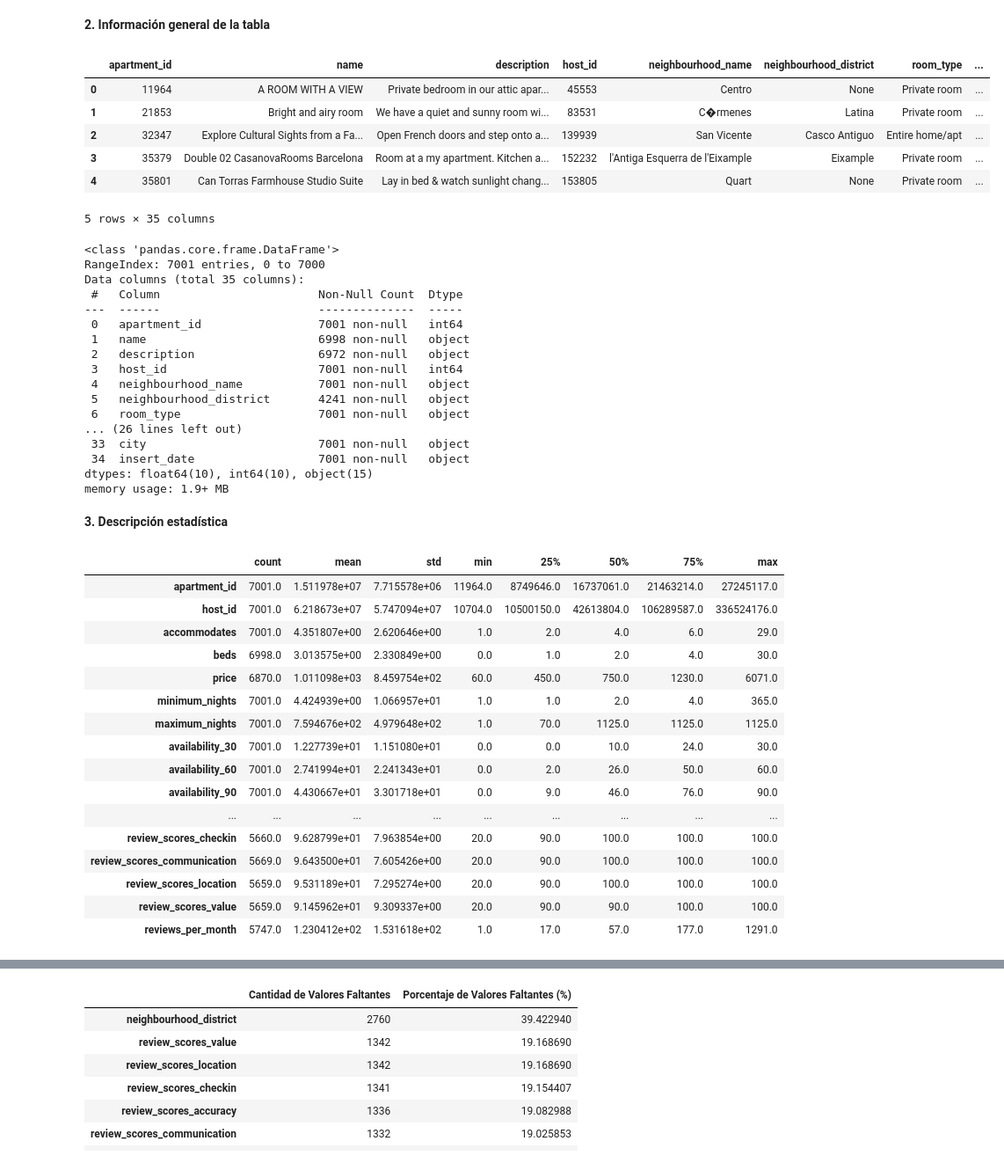
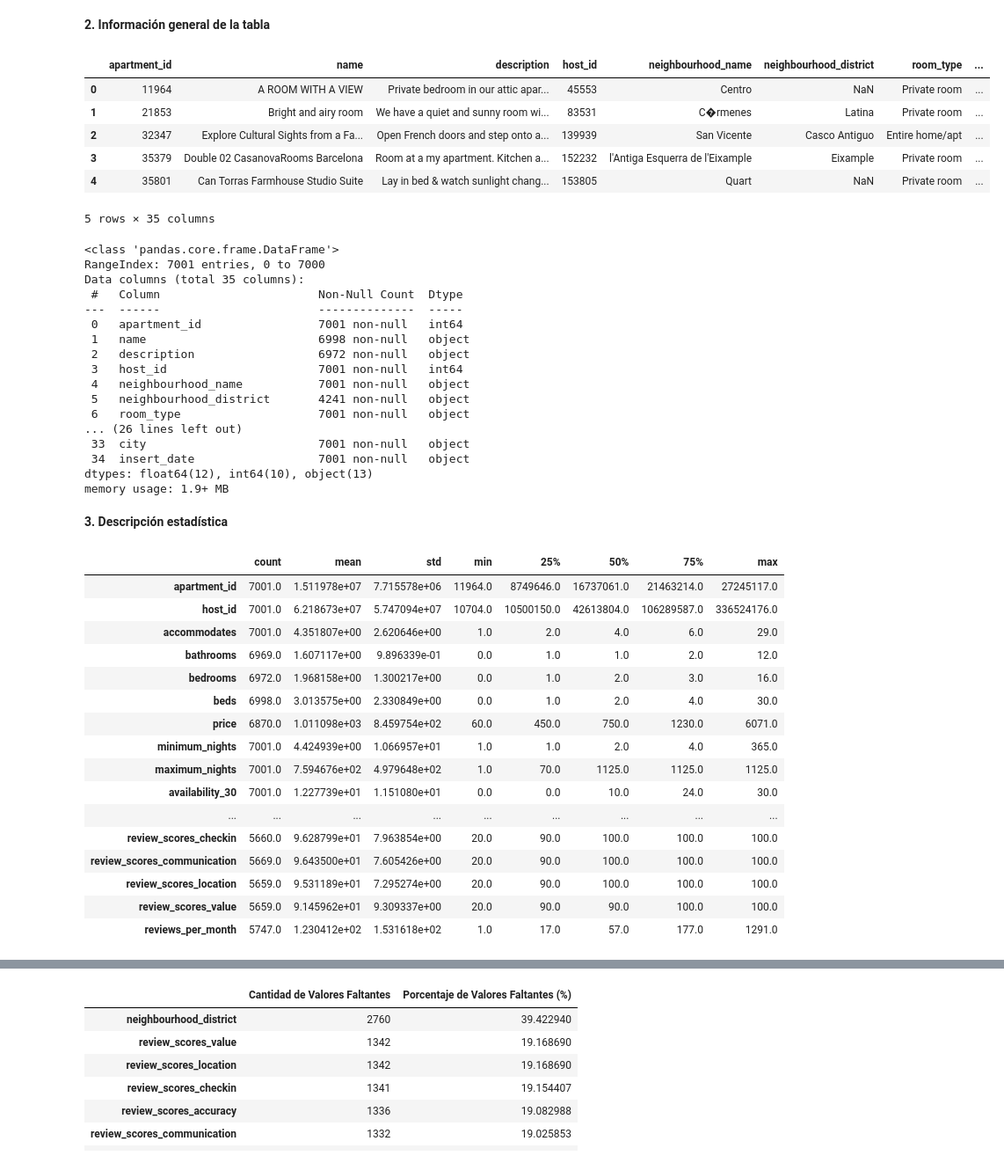
Before and after one commit to esrakesken/turismo-espana-it-academy, a Jupyter notebook: Scripts/EDA19012026.ipynb, the cells around one changed output, grey strips where cells are left out. Shown at 88% size. Saved outputs shown, nothing was run; the diff lists cells and outputs as text; code cells hidden in the pictures.

```diff
--- a/Scripts/EDA_19012026.ipynb
+++ b/Scripts/EDA19012026.ipynb
@@ -33,15 +16,18 @@ connection.close()
+# %%
+ruta = os.path.join('..', 'Data', 'TouristAccommodationRaw19012026.csv')
+df = pd.read_csv(ruta)
 # %% [markdown]
 **2. Información general de la tabla**
 # %%
 # Un vistazo a la tabla con los primeros registros
-df.head()
+df.head(5)
 # %% [output]
 |  | apartment_id | name | description | host_id | neighbourhood_name | neighbourhood_district | room_type | ... |
-| 0 | 11964 | A ROOM WITH A VIEW | Private bedroom in our attic apar... | 45553 | Centro | None | Private room | ... |
+| 0 | 11964 | A ROOM WITH A VIEW | Private bedroom in our attic apar... | 45553 | Centro | NaN | Private room | ... |
 | 1 | 21853 | Bright and airy room | We have a quiet and sunny room wi... | 83531 | C�rmenes | Latina | Private room | ... |
 | 2 | 32347 | Explore Cultural Sights from a Fa... | Open French doors and step onto a... | 139939 | San Vicente | Casco Antiguo | Entire home/apt | ... |
 | 3 | 35379 | Double 02 CasanovaRooms Barcelona | Room at a my apartment. Kitchen a... | 152232 | l'Antiga Esquerra de l'Eixample | Eixample | Private room | ... |
-| 4 | 35801 | Can Torras Farmhouse Studio Suite | Lay in bed & watch sunlight chang... | 153805 | Quart | None | Private room | ... |
+| 4 | 35801 | Can Torras Farmhouse Studio Suite | Lay in bed & watch sunlight chang... | 153805 | Quart | NaN | Private room | ... |
 5 rows × 35 columns
 # %%
 # Revisar información de las columnas
@@ -62,7 +48,7 @@ Data columns (total 35 columns):
 ... (26 lines left out)
  33  city                         7001 non-null   object
  34  insert_date                  7001 non-null   object
-dtypes: float64(10), int64(10), object(15)
+dtypes: float64(12), int64(10), object(13)
 memory usage: 1.9+ MB
 # %% [markdown]
 **3. Descripción estadística**
@@ -74,13 +60,13 @@ df.describe().transpose()
 | apartment_id | 7001.0 | 1.511978e+07 | 7.715578e+06 | 11964.0 | 8749646.0 | 16737061.0 | 21463214.0 | 27245117.0 |
 | host_id | 7001.0 | 6.218673e+07 | 5.747094e+07 | 10704.0 | 10500150.0 | 42613804.0 | 106289587.0 | 336524176.0 |
 | accommodates | 7001.0 | 4.351807e+00 | 2.620646e+00 | 1.0 | 2.0 | 4.0 | 6.0 | 29.0 |
+| bathrooms | 6969.0 | 1.607117e+00 | 9.896339e-01 | 0.0 | 1.0 | 1.0 | 2.0 | 12.0 |
+| bedrooms | 6972.0 | 1.968158e+00 | 1.300217e+00 | 0.0 | 1.0 | 2.0 | 3.0 | 16.0 |
 | beds | 6998.0 | 3.013575e+00 | 2.330849e+00 | 0.0 | 1.0 | 2.0 | 4.0 | 30.0 |
 | price | 6870.0 | 1.011098e+03 | 8.459754e+02 | 60.0 | 450.0 | 750.0 | 1230.0 | 6071.0 |
 | minimum_nights | 7001.0 | 4.424939e+00 | 1.066957e+01 | 1.0 | 1.0 | 2.0 | 4.0 | 365.0 |
 | maximum_nights | 7001.0 | 7.594676e+02 | 4.979648e+02 | 1.0 | 70.0 | 1125.0 | 1125.0 | 1125.0 |
 | availability_30 | 7001.0 | 1.227739e+01 | 1.151080e+01 | 0.0 | 0.0 | 10.0 | 24.0 | 30.0 |
-| availability_60 | 7001.0 | 2.741994e+01 | 2.241343e+01 | 0.0 | 2.0 | 26.0 | 50.0 | 60.0 |
-| availability_90 | 7001.0 | 4.430667e+01 | 3.301718e+01 | 0.0 | 9.0 | 46.0 | 76.0 | 90.0 |
 | ... | ... | ... | ... | ... | ... | ... | ... | ... |
 | review_scores_checkin | 5660.0 | 9.628799e+01 | 7.963854e+00 | 20.0 | 90.0 | 100.0 | 100.0 | 100.0 |
 | review_scores_communication | 5669.0 | 9.643500e+01 | 7.605426e+00 | 20.0 | 90.0 | 100.0 | 100.0 | 100.0 |
```
Also changed, not shown: parts of 16 cells of this notebook.
